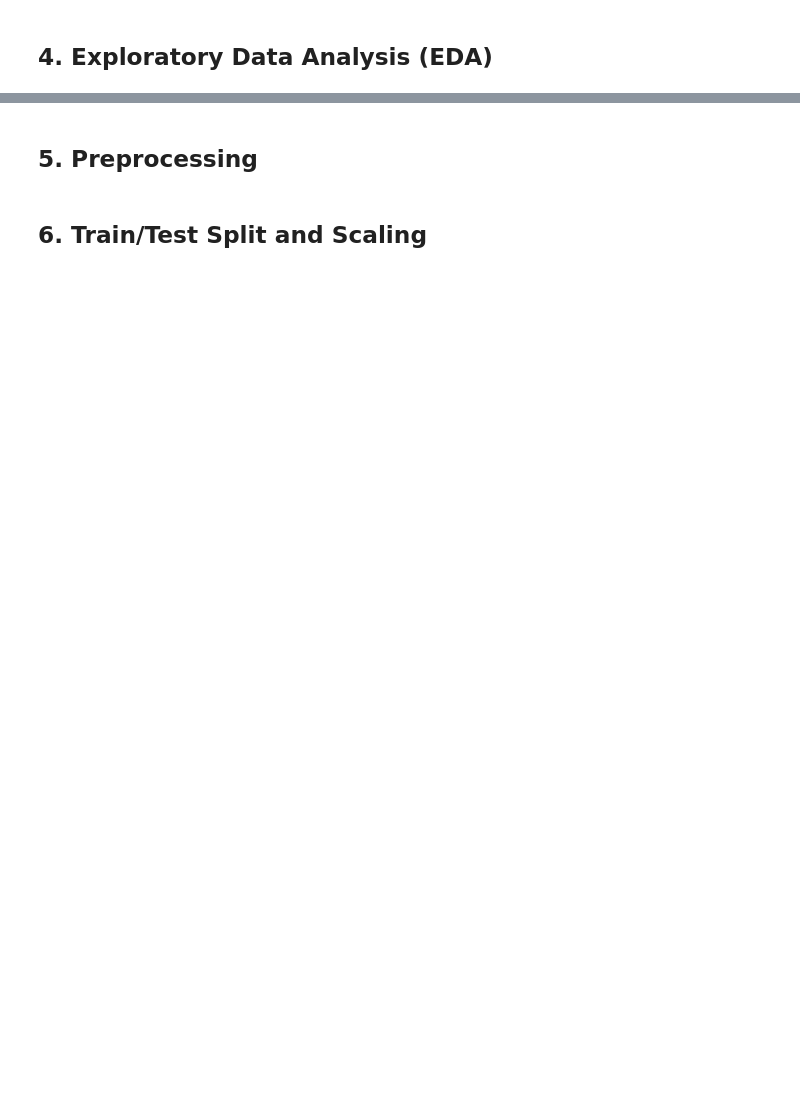
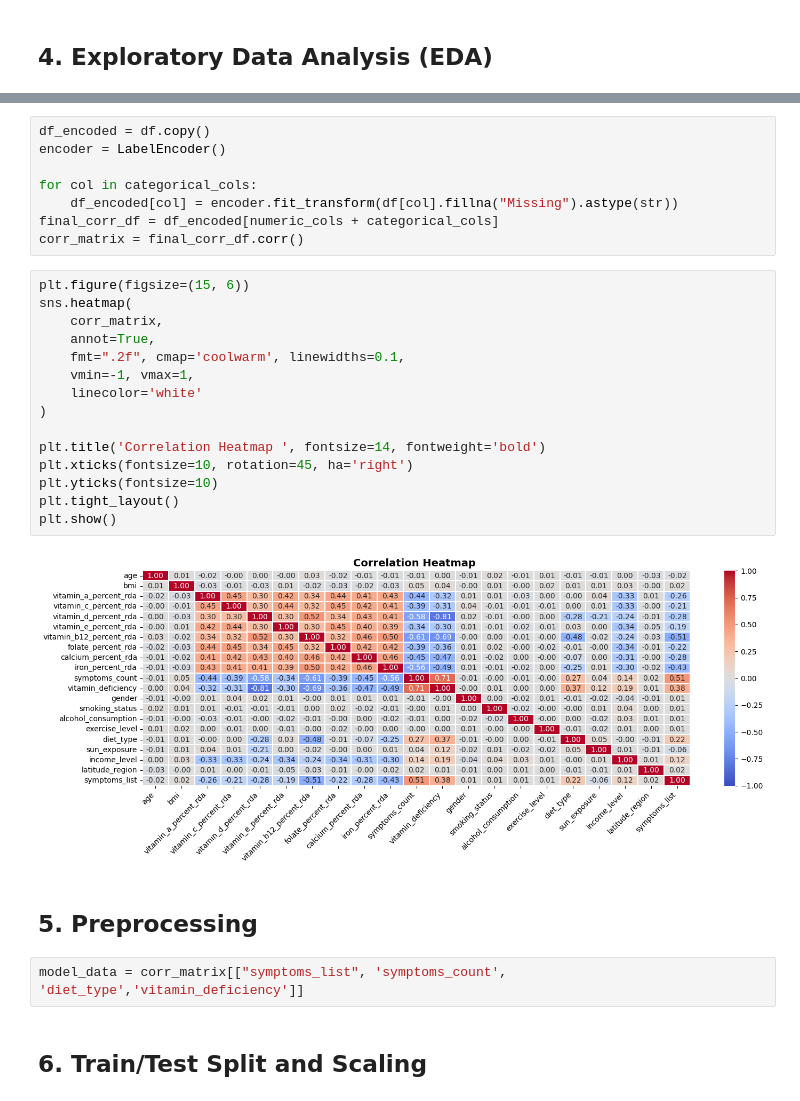
Before and after one commit to abdo-ghg/Vitamin-Deficiency-Prediction, a Jupyter notebook: vitamin_deficiency_prediction.ipynb, the cells around one changed output, grey strips where cells are left out. Drawn from its saved outputs; the diff is of its cells as text; blank space fills up the shorter version.

```diff
--- a/vitamin_deficiency_prediction.ipynb
+++ b/vitamin_deficiency_prediction.ipynb
@@ -38,4 +188,31 @@ Shape: (3500, 21)
+# %%
+df_encoded = df.copy()
+encoder = LabelEncoder()
+
+for col in categorical_cols:
+    df_encoded[col] = encoder.fit_transform(df[col].fillna("Missing").astype(str))
+final_corr_df = df_encoded[numeric_cols + categorical_cols]
+corr_matrix = final_corr_df.corr()
+# %%
+plt.figure(figsize=(15, 6))
+sns.heatmap(
+    corr_matrix,
+    annot=True,
+    fmt=".2f", cmap='coolwarm', linewidths=0.1,
+    vmin=-1, vmax=1,
+    linecolor='white'
+)
+
+plt.title('Correlation Heatmap ', fontsize=14, fontweight='bold')
+plt.xticks(fontsize=10, rotation=45, ha='right')
+plt.yticks(fontsize=10)
+plt.tight_layout()
+plt.show()
+# %% [output]
+[figure, added]
 # %% [markdown]
 ## 5. Preprocessing
+# %%
+model_data = corr_matrix[["symptoms_list", 'symptoms_count', 'diet_type','vitamin_deficiency']]
 # %% [markdown]
 ## 6. Train/Test Split and Scaling
```
Also changed, not shown: parts of 17 cells of this notebook, 3 other files.
